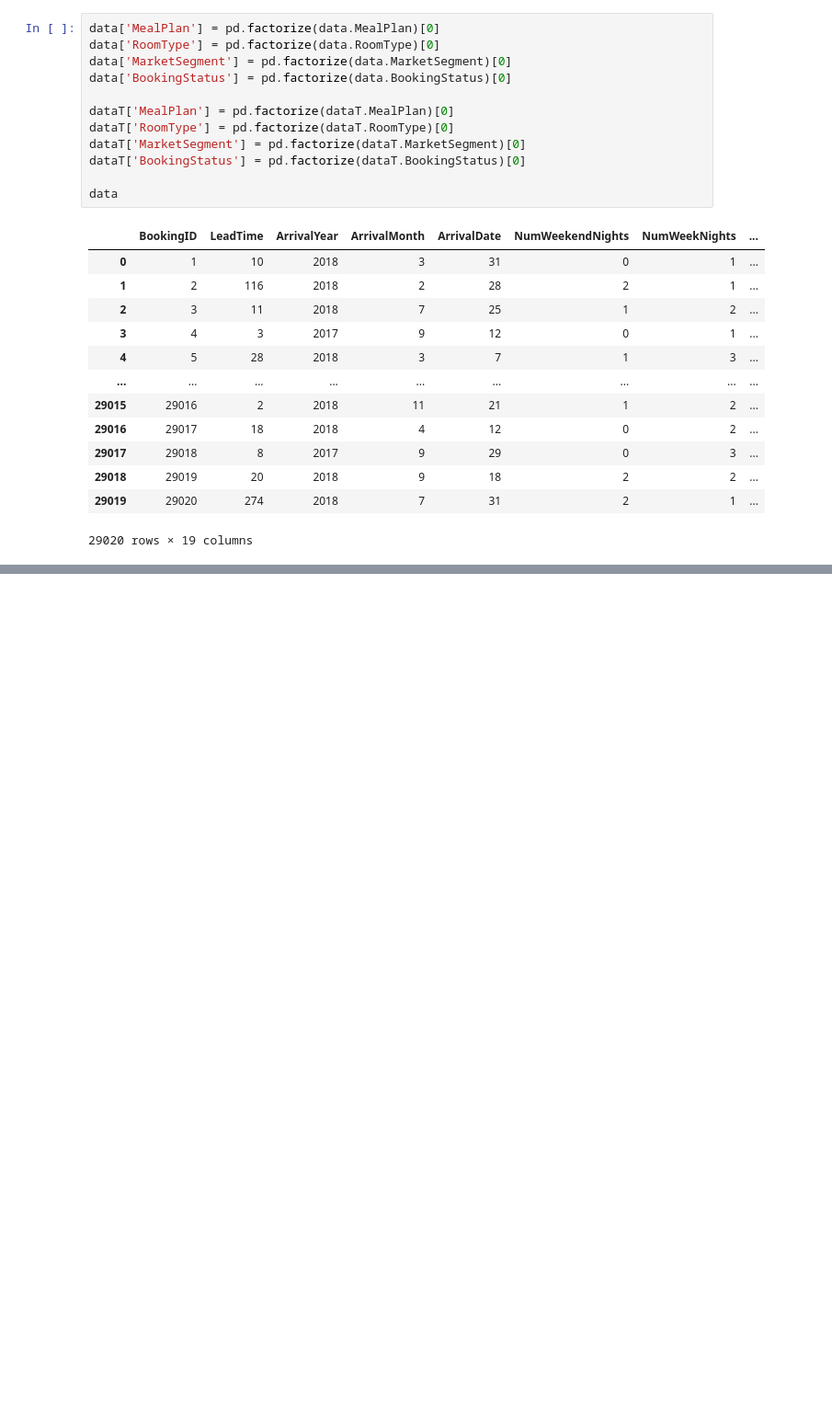
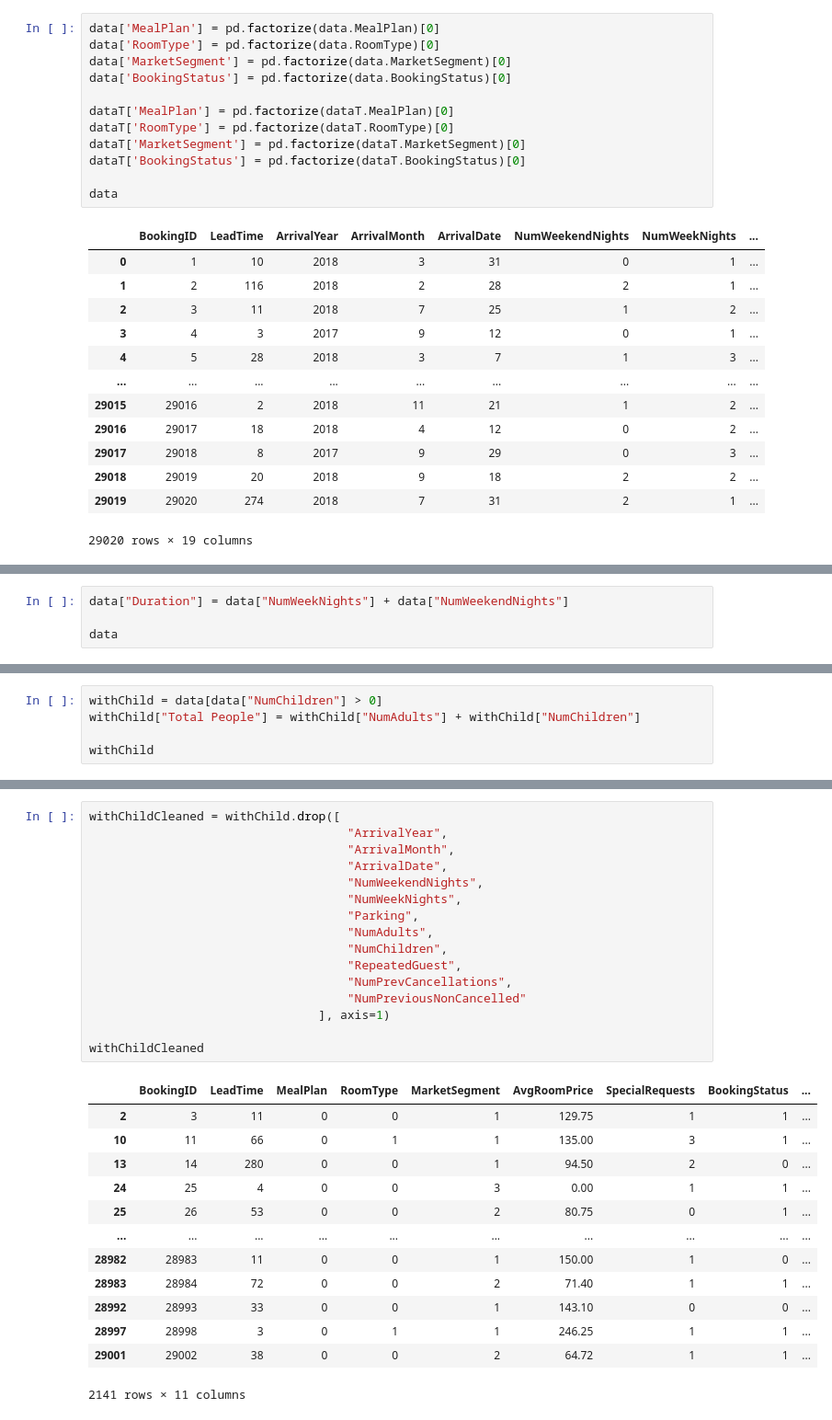
Before and after one commit to andy0207huang/dataquest-2023, a Jupyter notebook: groupby.ipynb, the cells around one changed output, grey strips where cells are left out. Shown: that part at 92% size. Drawn from its saved outputs; the diff is of its cells as text; blank space fills up the shorter version.

```diff
--- a/groupby.ipynb
+++ b/groupby.ipynb
@@ -111,0 +88,4 @@ seasons.head(50)
+# %%
+data["Duration"] = data["NumWeekNights"] + data["NumWeekendNights"]
+
+data
@@ -111,0 +106,5 @@ seasons.head(50)
+# %%
+withChild = data[data["NumChildren"] > 0]
+withChild["Total People"] = withChild["NumAdults"] + withChild["NumChildren"]
+
+withChild
@@ -111,0 +153,30 @@ seasons.head(50)
+# %%
+withChildCleaned = withChild.drop([
+                                    "ArrivalYear",
+                                    "ArrivalMonth",
+                                    "ArrivalDate",
+                                    "NumWeekendNights",
+                                    "NumWeekNights",
+                                    "Parking",
+                                    "NumAdults",
+                                    "NumChildren",
+                                    "RepeatedGuest",
+                                    "NumPrevCancellations",
+                                    "NumPreviousNonCancelled"
+                                ], axis=1)
+
+withChildCleaned
+# %% [output]
+|  | BookingID | LeadTime | MealPlan | RoomType | MarketSegment | AvgRoomPrice | SpecialRequests | BookingStatus | ... |
+| 2 | 3 | 11 | 0 | 0 | 1 | 129.75 | 1 | 1 | ... |
+| 10 | 11 | 66 | 0 | 1 | 1 | 135.00 | 3 | 1 | ... |
+| 13 | 14 | 280 | 0 | 0 | 1 | 94.50 | 2 | 0 | ... |
+| 24 | 25 | 4 | 0 | 0 | 3 | 0.00 | 1 | 1 | ... |
+| 25 | 26 | 53 | 0 | 0 | 2 | 80.75 | 0 | 1 | ... |
+| ... | ... | ... | ... | ... | ... | ... | ... | ... | ... |
+| 28982 | 28983 | 11 | 0 | 0 | 1 | 150.00 | 1 | 0 | ... |
+| 28983 | 28984 | 72 | 0 | 0 | 2 | 71.40 | 1 | 1 | ... |
+| 28992 | 28993 | 33 | 0 | 0 | 1 | 143.10 | 0 | 0 | ... |
+| 28997 | 28998 | 3 | 0 | 1 | 1 | 246.25 | 1 | 1 | ... |
+| 29001 | 29002 | 38 | 0 | 0 | 2 | 64.72 | 1 | 1 | ... |
+2141 rows × 11 columns
```
Also changed, not shown: parts of 8 cells of this notebook, 3 other files.
